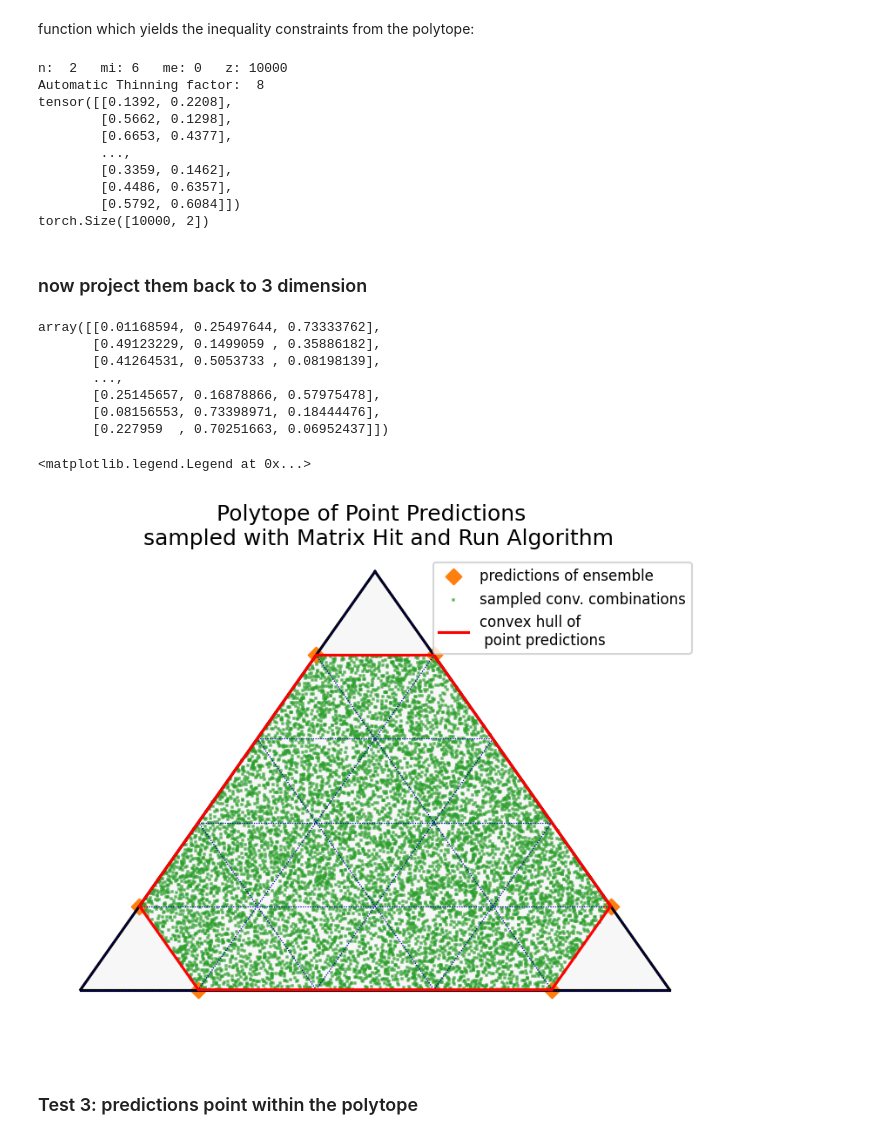
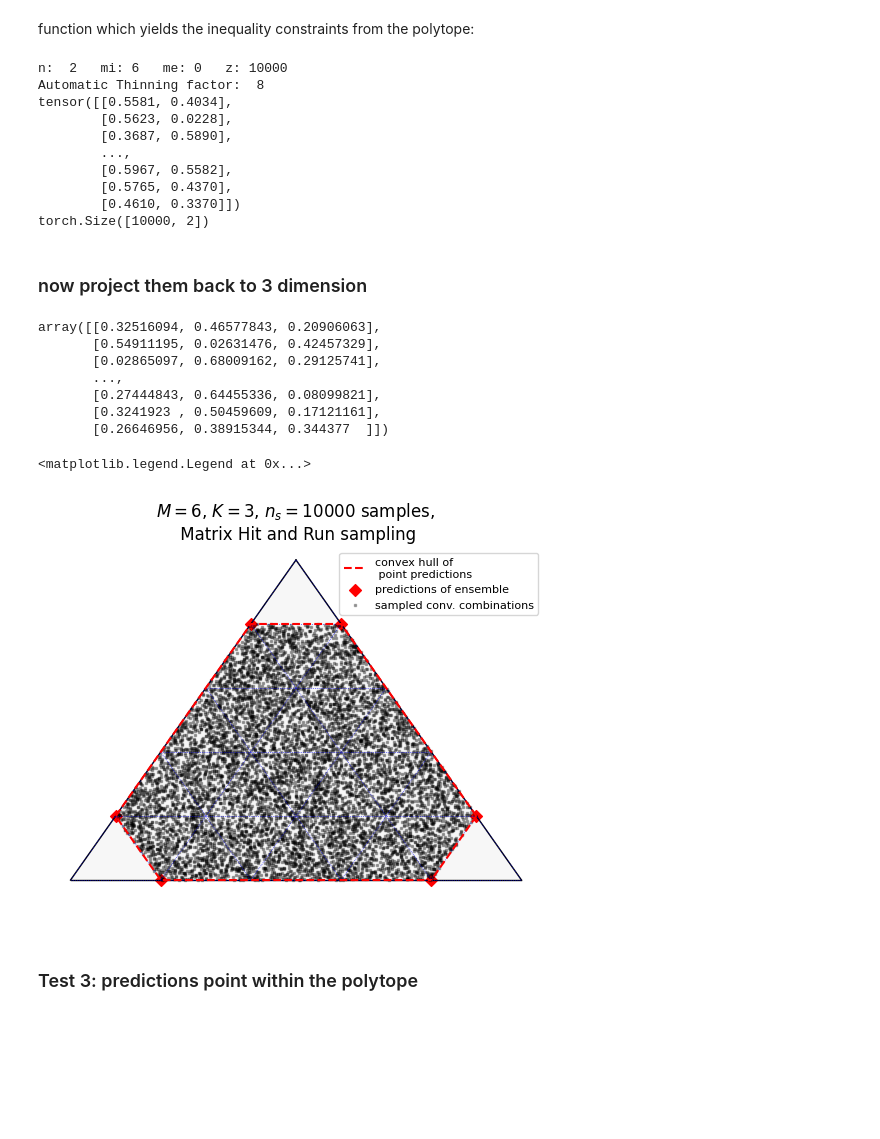
Before and after one commit to mkjuergens/EnsembleCalibration, a Jupyter notebook: notebooks/Uniform_Polytope_Sampling.ipynb, the cells around one changed output. Cells and saved outputs as stored; diff of their text form; code cells hidden in the pictures; blank space fills up the shorter version.

Commit message:
update code to new algorithm, new config

```diff
--- a/notebooks/Uniform_Polytope_Sampling.ipynb
+++ b/notebooks/Uniform_Polytope_Sampling.ipynb
@@ -20,9 +20,9 @@ from composition_stats import ilr, ilr_inv
 
 from mhar import walk
 
-from ensemblecalibration.calibration.projections import project_point2D, plane_to_coordinate3D, project_points2D, planes_to_coordinates3D
+from ensemblecalibration.transformations.projections_2d import project_point2D, plane_to_coordinate3D, project_points2D, planes_to_coordinates3D
 
-plt.rcParams['figure.dpi'] = 150
+plt.rcParams['figure.dpi'] = 100
 # plt.rcParams['figure.figsize'] = (4, 4)
 # %% [markdown]
 ### Initialize setting
@@ -80,7 +80,7 @@ plt.show()
 # %% [markdown]
 ### Polytope of 3 predictors in the 2-simplex
 # %%
-predicts = [(0,0,1), (0, 1/2, 1/2), (1,0,0)] # point predictions of three predictive models
+predicts = [(0.2, 0.2, 0.8), (0.8, 0.2, 0.2), (0.2,0.8,0.2)] # point predictions of three predictive models
 # as array
 predicts_array = np.stack([np.asarray(predicts[i]) for i in range(len(predicts))])
 # %% [markdown]
@@ -329,13 +344,13 @@ print(X.shape)
 # %% [output]
 n:  2   mi: 6   me: 0   z: 10000
 Automatic Thinning factor:  8
-tensor([[0.1392, 0.2208],
-        [0.5662, 0.1298],
-        [0.6653, 0.4377],
+tensor([[0.5581, 0.4034],
+        [0.5623, 0.0228],
+        [0.3687, 0.5890],
         ...,
-        [0.3359, 0.1462],
-        [0.4486, 0.6357],
-        [0.5792, 0.6084]])
+        [0.5967, 0.5582],
+        [0.5765, 0.4370],
+        [0.4610, 0.3370]])
 torch.Size([10000, 2])
 # %% [markdown]
 ### now project them back to 3 dimension
@@ -343,37 +358,38 @@ torch.Size([10000, 2])
 x_projected = planes_to_coordinates3D(X.numpy())
 x_projected
 # %% [output]
-array([[0.01168594, 0.25497644, 0.73333762],
-       [0.49123229, 0.1499059 , 0.35886182],
-       [0.41264531, 0.5053733 , 0.08198139],
+array([[0.32516094, 0.46577843, 0.20906063],
+       [0.54911195, 0.02631476, 0.42457329],
+       [0.02865097, 0.68009162, 0.29125741],
        ...,
-       [0.25145657, 0.16878866, 0.57975478],
-       [0.08156553, 0.73398971, 0.18444476],
-       [0.227959  , 0.70251663, 0.06952437]])
+       [0.27444843, 0.64455336, 0.08099821],
+       [0.3241923 , 0.50459609, 0.17121161],
+       [0.26646956, 0.38915344, 0.344377  ]])
 # %%
 # PLOT
 scale = 1
 
 fig, tax = ternary.figure(scale=scale)
-tax.boundary(linewidth=1.5)
+tax.boundary(linewidth=1.0)
 
-tax.gridlines(color="black", multiple=.2, linewidth=.5)
+# tax.gridlines(color="black", multiple=.2, linewidth=.5)
 tax.gridlines(color="blue", multiple=.2, linewidth=.5)
 
 # scatter predictors
-tax.scatter(predicts, marker='D', label='predictions of ensemble')
-tax.scatter(x_projected, marker='s', s=1.5, alpha=0.5, label='sampled conv. combinations')
-tax.plot(preds_vertices, color = 'r', label='convex hull of \n point predictions')
-tax.plot(preds_vertices[[0, len(preds_vertices) -1]], color='r')
+tax.plot(preds_vertices, color = 'red', linestyle='--', label='convex hull of \n point predictions')
+tax.plot(preds_vertices[[0, len(preds_vertices) -1]], color='red', linestyle='--')
+#tax.plot(preds_vertices[[0, len(preds_vertices) -1]], color='r', linstyle='--')
+tax.scatter(predicts, marker='D', color='red', label='predictions of ensemble')
+tax.scatter(x_projected, marker='s', s=1.5, alpha=0.3, color='black', label='sampled conv. combinations')
 
 # Remove default Matplotlib Axes
 tax.clear_matplotlib_ticks()
 tax.get_axes().axis('off')
 
-plt.title('Polytope of Point Predictions \n sampled with Matrix Hit and Run Algorithm')
+plt.title('$M=6$, $K=3$, $n_s=10000$ samples, \n Matrix Hit and Run sampling', )
 plt.legend(fontsize=8)
 # %% [output]
 <matplotlib.legend.Legend at 0x...>
-[figure, old version]
+[figure, new version]
 # %% [markdown]
 ### Test 3: predictions point within the polytope
```
Also changed, not shown: parts of 30 cells of this notebook, 12 other files.
